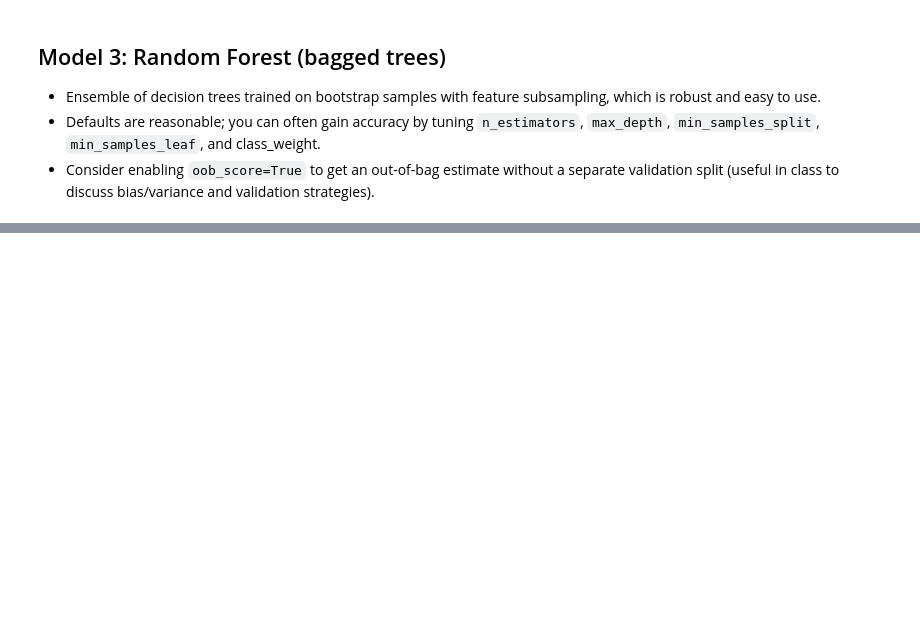
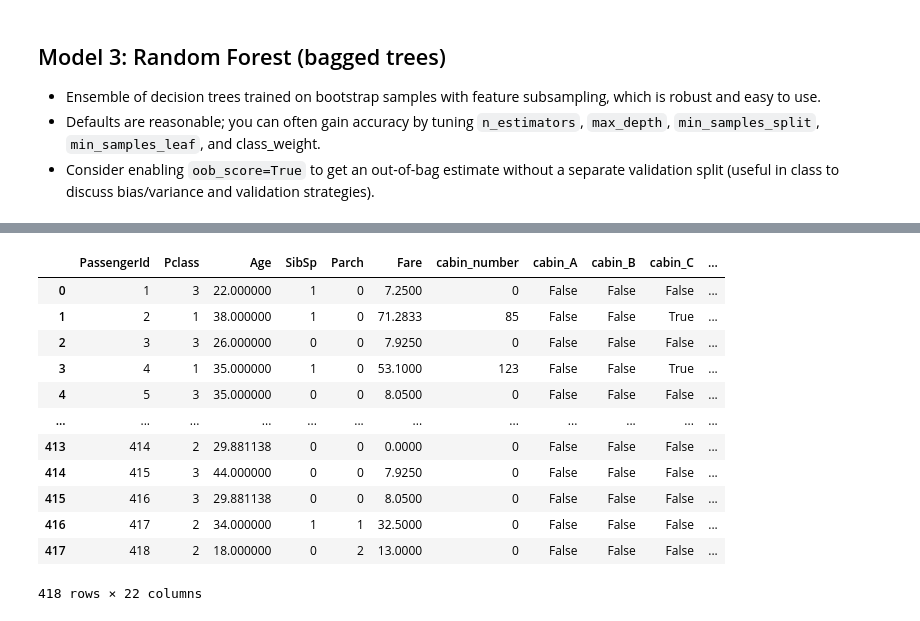
Before and after one commit to Okwybobby/WIGE-Kaggle-Competition-Example, a Jupyter notebook: titanic_model.ipynb, the cells around one changed output, grey strips where cells are left out. Cells and saved outputs as stored; diff of their text form; code cells hidden in the pictures; blank space fills up the shorter version.

```diff
--- a/titanic_model.ipynb
+++ b/titanic_model.ipynb
@@ -222,3 +247,19 @@ accuracy_score(y_test, y_pred)
+# %%
+test_df
+# %% [output]
+|  | PassengerId | Pclass | Age | SibSp | Parch | Fare | cabin_number | cabin_A | cabin_B | cabin_C | ... |
+| 0 | 1 | 3 | 22.000000 | 1 | 0 | 7.2500 | 0 | False | False | False | ... |
+| 1 | 2 | 1 | 38.000000 | 1 | 0 | 71.2833 | 85 | False | False | True | ... |
+| 2 | 3 | 3 | 26.000000 | 0 | 0 | 7.9250 | 0 | False | False | False | ... |
+| 3 | 4 | 1 | 35.000000 | 1 | 0 | 53.1000 | 123 | False | False | True | ... |
+| 4 | 5 | 3 | 35.000000 | 0 | 0 | 8.0500 | 0 | False | False | False | ... |
+| ... | ... | ... | ... | ... | ... | ... | ... | ... | ... | ... | ... |
+| 413 | 414 | 2 | 29.881138 | 0 | 0 | 0.0000 | 0 | False | False | False | ... |
+| 414 | 415 | 3 | 44.000000 | 0 | 0 | 7.9250 | 0 | False | False | False | ... |
+| 415 | 416 | 3 | 29.881138 | 0 | 0 | 8.0500 | 0 | False | False | False | ... |
+| 416 | 417 | 2 | 34.000000 | 1 | 1 | 32.5000 | 0 | False | False | False | ... |
+| 417 | 418 | 2 | 18.000000 | 0 | 2 | 13.0000 | 0 | False | False | False | ... |
+418 rows × 22 columns
 # %%
 pred = model_3.predict(test_df)
 
```
Also changed, not shown: parts of 5 cells of this notebook.
